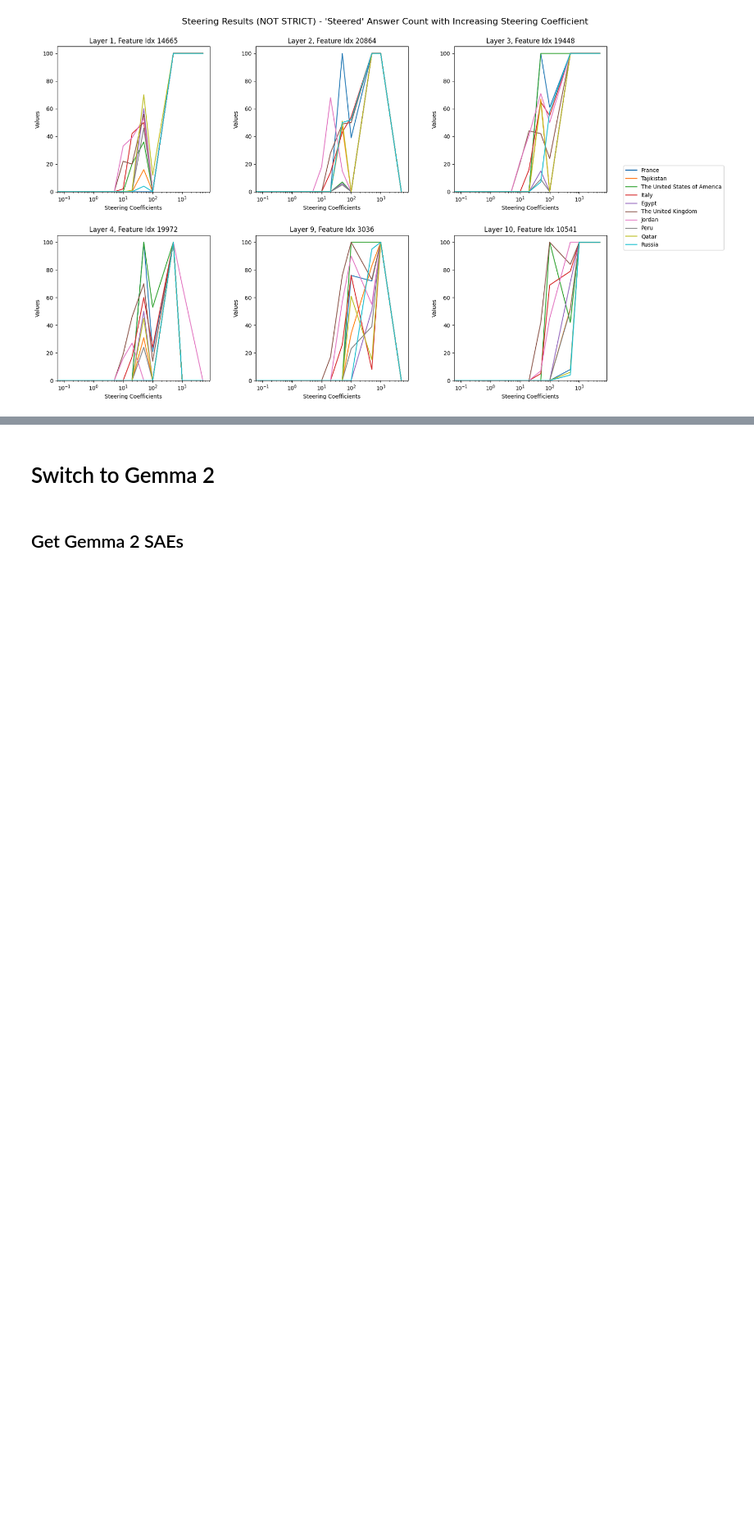
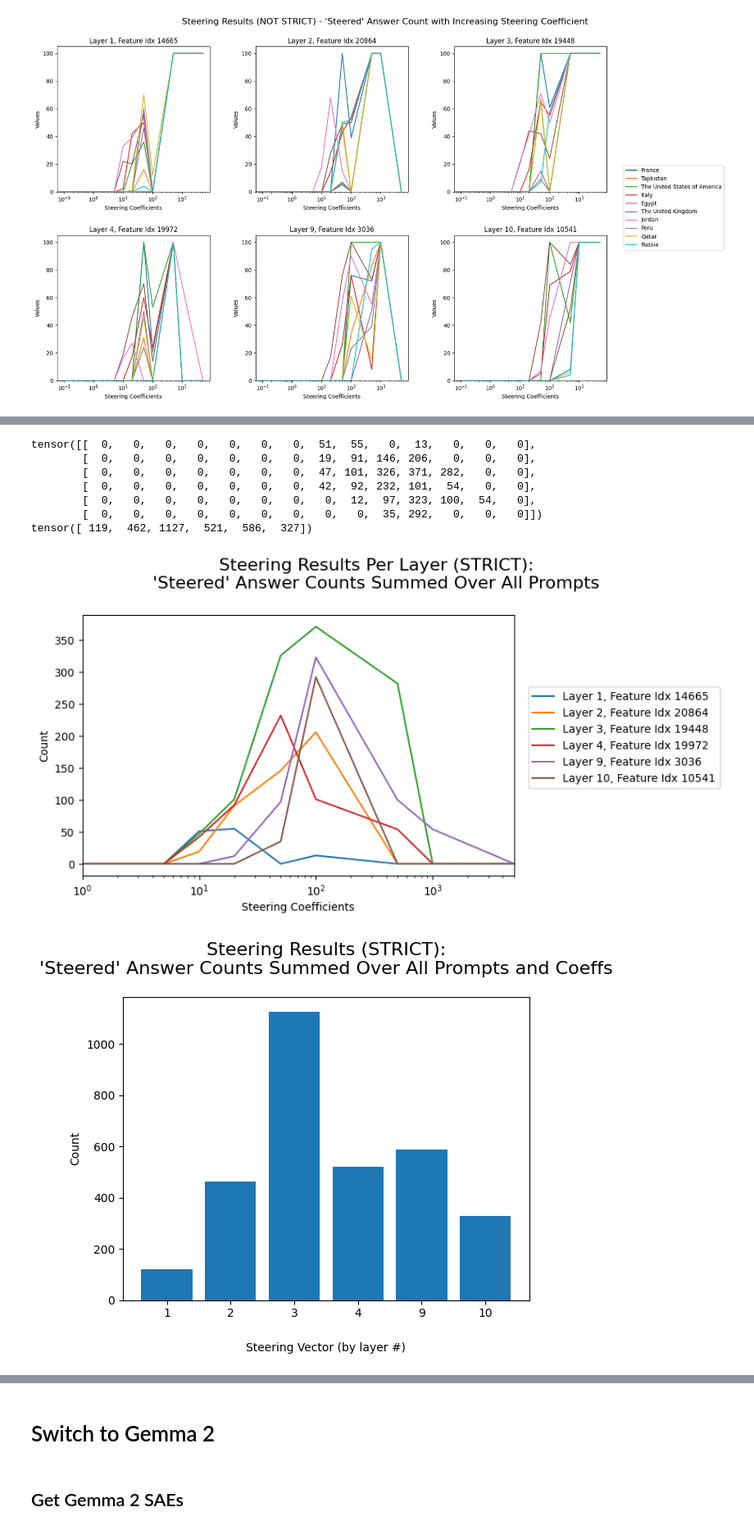
Before and after one commit to Matthew-Jennings/mats-winter-2024, a Jupyter notebook: application/application.ipynb, the cells around one changed output, grey strips where cells are left out. Shown at 82% size. Cells and saved outputs as stored; diff of their text form; code cells hidden in the pictures; blank space fills up the shorter version.

Commit message:
analysis graphs

```diff
--- a/application/application.ipynb
+++ b/application/application.ipynb
@@ -1129,0 +1150,72 @@ torch.Size([6, 14, 10])
+# %%
+# Strict steering results summed over landmarks.
+steering_counts_summed_over_landmarks_strict = steering_counts_all_strict.sum(
+    dim=2
+)  # shape (steering vectors, coeffs)
+steering_counts_summed_over_landmarks_coeffs_strict = (
+    steering_counts_summed_over_landmarks_strict.sum(dim=1)
+)
+
+print(steering_counts_summed_over_landmarks_strict)
+print(steering_counts_summed_over_landmarks_coeffs_strict)
+
+layers = list(steering_vectors_positions_by_layer.keys())
+
+
+def create_sum_plot(summed_counts, steering_coeffs, labels, suptitle):
+    fig, ax = plt.subplots(1, 1)
+    fig.suptitle(suptitle, fontsize=16)
+
+    for i in range(len(labels)):
+        ax.plot(steering_coeffs, summed_counts[i, :], label=labels[i])
+        ax.set_xscale("log")
+        ax.set_xlabel("Steering Coefficients")
+        ax.set_xlim([1, 5000])
+        ax.set_ylabel("Count")
+
+    handles, labels = ax.get_legend_handles_labels()
+    fig.legend(handles, labels, loc="center right", bbox_to_anchor=(1.2, 0.5), ncol=1)
+
+    plt.tight_layout(rect=[-0.2, 0, 0.8, 0.98])
+    plt.show()
+
+
+def create_bar_plot(vals, labels, title, xlabel, ylabel, rotation=0):
+    fig, ax = plt.subplots(1, 1)
+    x_pos = np.arange(len(labels))
+    ax.bar(x_pos, vals, align="center")
+    ax.set_title(title, fontsize=16, pad=20)
+    ax.set_xticks(np.arange(len(labels)), labels, rotation=rotation)
+    ax.set_xlabel(xlabel, labelpad=20)
+    ax.set_ylabel(ylabel)
+
+    plt.show()
+
+
+create_sum_plot(
+    summed_counts=steering_counts_summed_over_landmarks_strict,
+    steering_coeffs=coeffs,
+    labels=[
+        f"Layer {layer}, Feature Idx {svp['idx']}"
+        for layer, svp in steering_vectors_positions_by_layer.items()
+    ],
+    suptitle="Steering Results Per Layer (STRICT):\n'Steered' Answer Counts Summed Over All Prompts",
+)
+
+create_bar_plot(
+    steering_counts_summed_over_landmarks_coeffs_strict,
+    layers,
+    "Steering Results (STRICT):\n'Steered' Answer Counts Summed Over All Prompts and Coeffs",
+    "Steering Vector (by layer #)",
+    "Count",
+)
+# %% [output]
+tensor([[  0,   0,   0,   0,   0,   0,   0,  51,  55,   0,  13,   0,   0,   0],
+        [  0,   0,   0,   0,   0,   0,   0,  19,  91, 146, 206,   0,   0,   0],
+        [  0,   0,   0,   0,   0,   0,   0,  47, 101, 326, 371, 282,   0,   0],
+        [  0,   0,   0,   0,   0,   0,   0,  42,  92, 232, 101,  54,   0,   0],
+        [  0,   0,   0,   0,   0,   0,   0,   0,  12,  97, 323, 100,  54,   0],
+        [  0,   0,   0,   0,   0,   0,   0,   0,   0,  35, 292,   0,   0,   0]])
+tensor([ 119,  462, 1127,  521,  586,  327])
+[figure, added]
+[figure, added]
```
Also changed, not shown: parts of 3 cells of this notebook.
